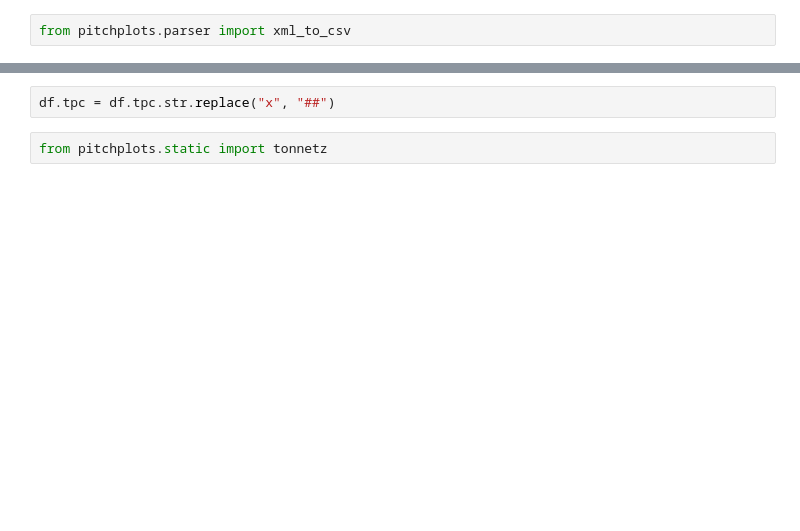
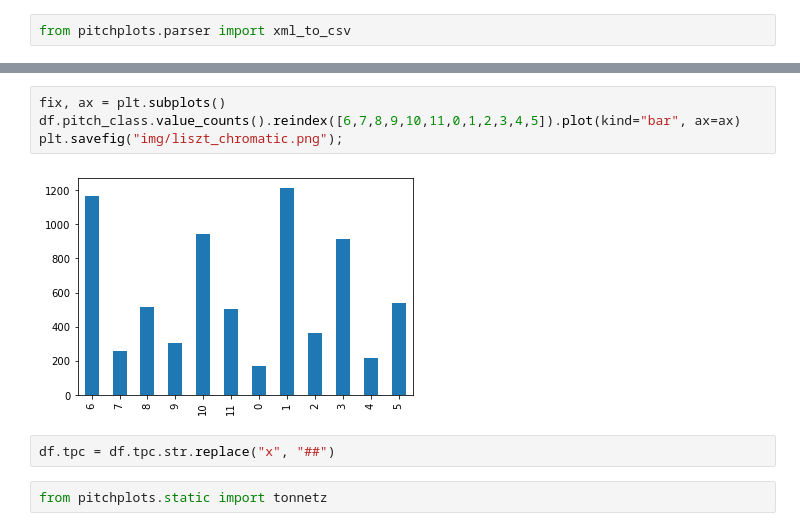
Before and after one commit to fabianmoss/workshop_gmth2020, a Jupyter notebook: presentation.ipynb, the cells around one changed output, grey strips where cells are left out. Drawn from its saved outputs; the diff is of its cells as text; blank space fills up the shorter version.

```diff
--- a/presentation.ipynb
+++ b/presentation.ipynb
@@ -64,3 +133,9 @@ df
+# %%
+fix, ax = plt.subplots()
+df.pitch_class.value_counts().reindex([6,7,8,9,10,11,0,1,2,3,4,5]).plot(kind="bar", ax=ax)
+plt.savefig("img/liszt_chromatic.png");
+# %% [output]
+[figure, added]
 # %%
 df.tpc = df.tpc.str.replace("x", "##")
 # %%
```
Also changed, not shown: parts of 52 cells of this notebook, 17 other files.
